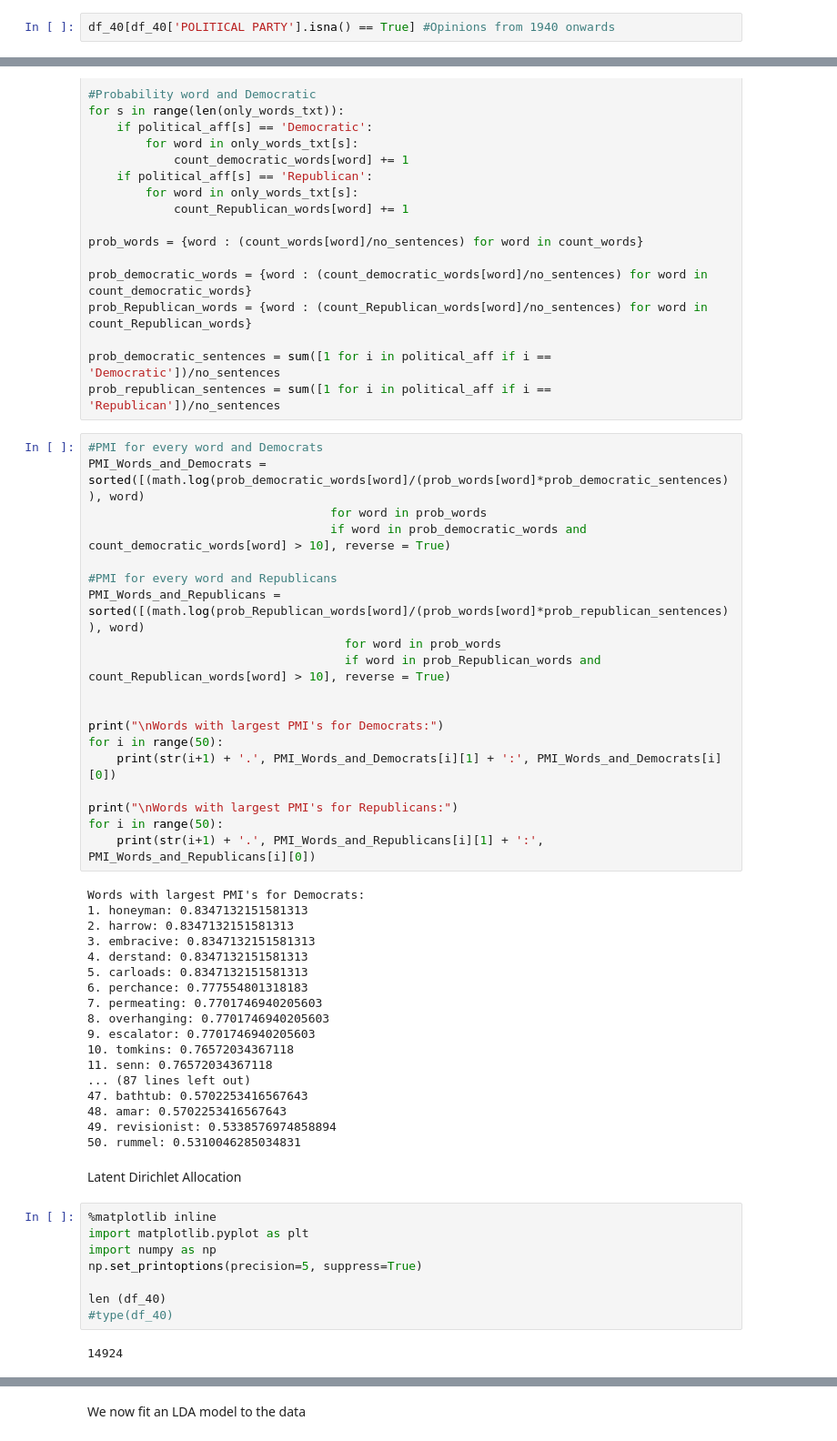
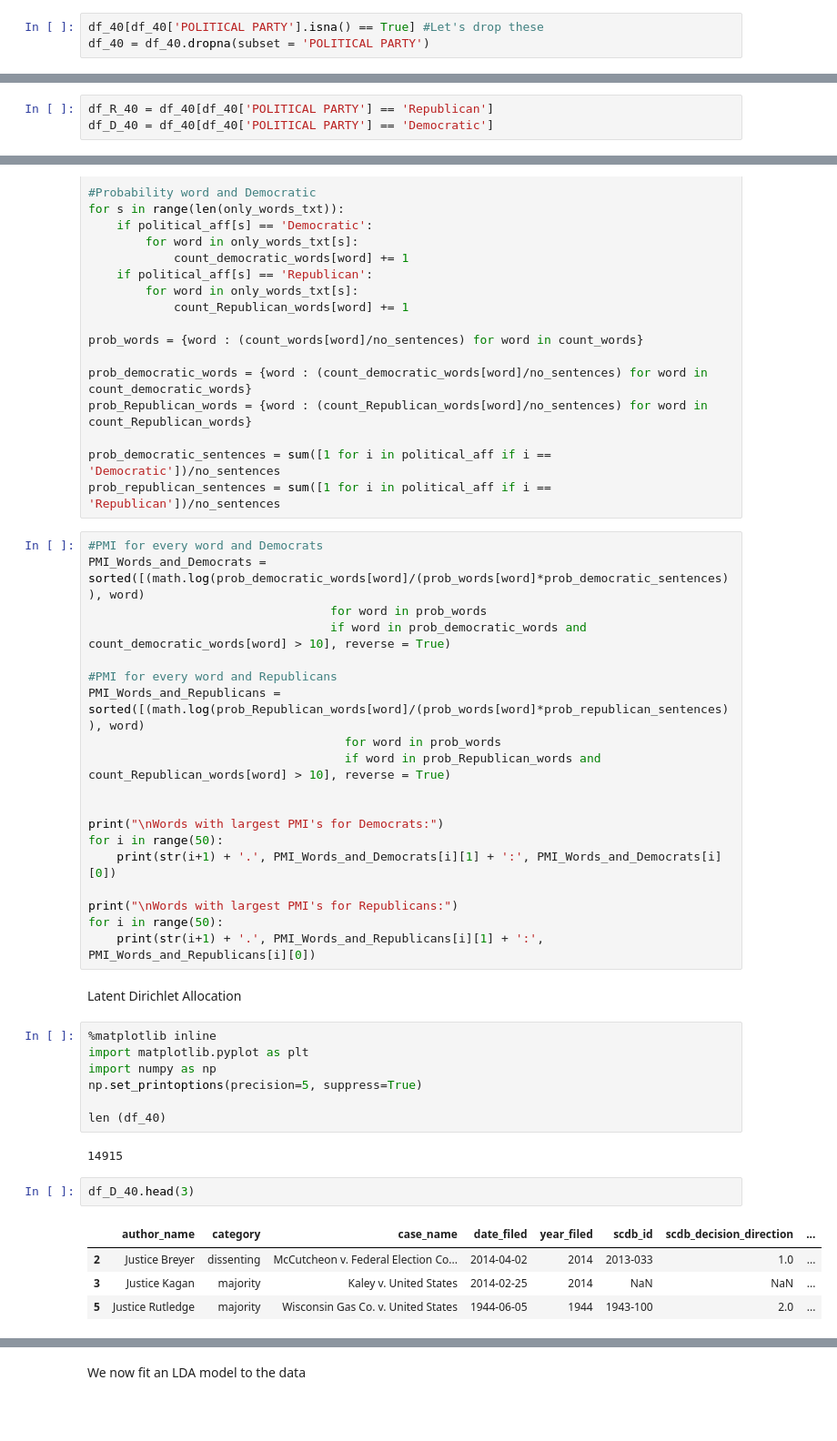
Before and after one commit to torelash/AssesingSCOTUSBias, a Jupyter notebook: data_preprocessing_update.ipynb, the cells around one changed output, grey strips where cells are left out. Shown: that part at 91% size. Drawn from its saved outputs; the diff is of its cells as text; blank space fills up the shorter version.

Commit message:
pull in political party

```diff
--- a/data_preprocessing_update.ipynb
+++ b/data_preprocessing_update.ipynb
@@ -77,4 +77,5 @@ df_presidents.LastName = df_presidents.LastName.astype(str)
 df_justice = df_justice.merge(df_presidents, left_on='AppointedByPresident', right_on='LastName', how='left').drop(columns=['PRESIDENT','LastName'])
 df_40 = df_40.merge(df_justice, left_on='author_lastname', right_on='JusticeLastName', how="left").drop(columns=['author_lastname','JusticeLastName','Name'])
 # %%
-df_40[df_40['POLITICAL PARTY'].isna() == True] #Opinions from 1940 onwards
+df_40[df_40['POLITICAL PARTY'].isna() == True] #Let's drop these
+df_40 = df_40.dropna(subset = 'POLITICAL PARTY')
@@ -143,6 +133,9 @@ plt.show()
 [figure]
 # %% [markdown]
 * Let's differentiate between Republicans and Democrats
+# %%
+df_R_40 = df_40[df_40['POLITICAL PARTY'] == 'Republican']
+df_D_40 = df_40[df_40['POLITICAL PARTY'] == 'Democratic']
 # %%
 l = range(len(political_aff))
 
@@ -262,24 +251,6 @@ for i in range(50):
 print("\nWords with largest PMI's for Republicans:")
 for i in range(50):
     print(str(i+1) + '.', PMI_Words_and_Republicans[i][1] + ':', PMI_Words_and_Republicans[i][0])
-# %% [output]
-Words with largest PMI's for Democrats:
-1. honeyman: 0.8347132151581313
-2. harrow: 0.8347132151581313
-3. embracive: 0.8347132151581313
-4. derstand: 0.8347132151581313
-5. carloads: 0.8347132151581313
-6. perchance: 0.777554801318183
-7. permeating: 0.7701746940205603
-8. overhanging: 0.7701746940205603
-9. escalator: 0.7701746940205603
-10. tomkins: 0.76572034367118
-11. senn: 0.76572034367118
-... (87 lines left out)
-47. bathtub: 0.5702253416567643
-48. amar: 0.5702253416567643
-49. revisionist: 0.5338576974858894
-50. rummel: 0.5310046285034831
 # %% [markdown]
 Latent Dirichlet Allocation
 # %%
@@ -289,9 +260,15 @@ import numpy as np
 np.set_printoptions(precision=5, suppress=True)
 
 len (df_40)
-#type(df_40)
 # %% [output]
-14924
+14915
+# %%
+df_D_40.head(3)
+# %% [output]
+|  | author_name | category | case_name | date_filed | year_filed | scdb_id | scdb_decision_direction | ... |
+| 2 | Justice Breyer | dissenting | McCutcheon v. Federal Election Co... | 2014-04-02 | 2014 | 2013-033 | 1.0 | ... |
+| 3 | Justice Kagan | majority | Kaley v. United States | 2014-02-25 | 2014 | NaN | NaN | ... |
+| 5 | Justice Rutledge | majority | Wisconsin Gas Co. v. United States | 1944-06-05 | 1944 | 1943-100 | 2.0 | ... |
 # %%
 vocab_size = 1000
 from sklearn.feature_extraction.text import CountVectorizer
```
Also changed, not shown: parts of 29 cells of this notebook, 1 other file.
